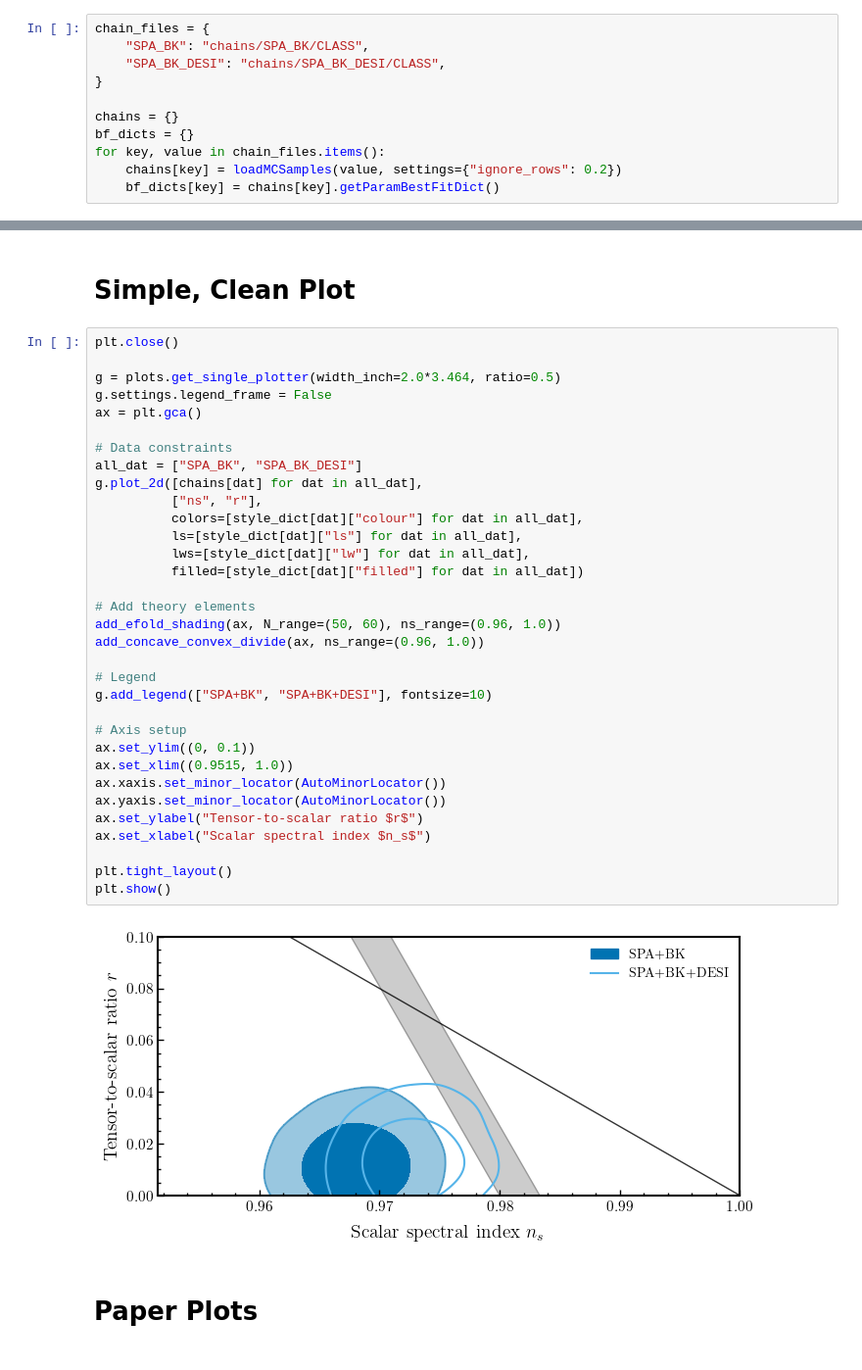
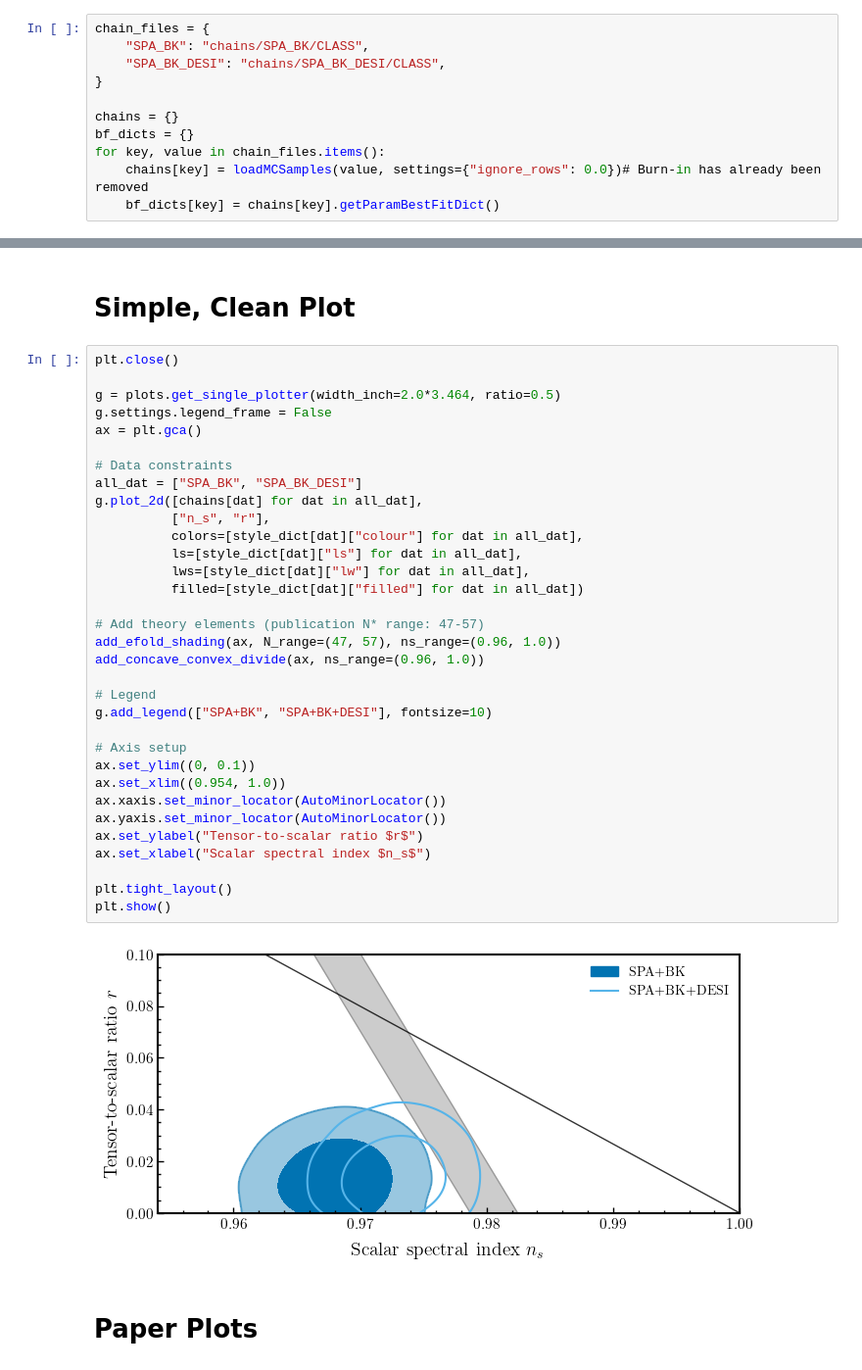
Before and after one commit to Lbalkenhol/r_ns_2025, a Jupyter notebook: r_ns_plot.ipynb, the cells around one changed output, grey strips where cells are left out. Shown at 98% size. Drawn from its saved outputs; the diff is of its cells as text.

```diff
--- a/r_ns_plot.ipynb
+++ b/r_ns_plot.ipynb
@@ -27,7 +31,7 @@ chain_files = {
 chains = {}
 bf_dicts = {}
 for key, value in chain_files.items():
-    chains[key] = loadMCSamples(value, settings={"ignore_rows": 0.2})
+    chains[key] = loadMCSamples(value, settings={"ignore_rows": 0.0})# Burn-in has already been removed
     bf_dicts[key] = chains[key].getParamBestFitDict()
 # %%
 # Create forecast chains preserving r-ns correlation from real data
@@ -49,38 +53,38 @@ chains["FC_DESI"] = getdist.gaussian_mixtures.GaussianND([3e-3, mrg_desi.parWith
 # %%
 plt.close()
 
 g = plots.get_single_plotter(width_inch=2.0*3.464, ratio=0.5)
 g.settings.legend_frame = False
 ax = plt.gca()
 
 # Data constraints
 all_dat = ["SPA_BK", "SPA_BK_DESI"]
 g.plot_2d([chains[dat] for dat in all_dat],
-          ["ns", "r"],
+          ["n_s", "r"],
           colors=[style_dict[dat]["colour"] for dat in all_dat],
           ls=[style_dict[dat]["ls"] for dat in all_dat],
           lws=[style_dict[dat]["lw"] for dat in all_dat],
           filled=[style_dict[dat]["filled"] for dat in all_dat])
 
-# Add theory elements
-add_efold_shading(ax, N_range=(50, 60), ns_range=(0.96, 1.0))
+# Add theory elements (publication N* range: 47-57)
+add_efold_shading(ax, N_range=(47, 57), ns_range=(0.96, 1.0))
 add_concave_convex_divide(ax, ns_range=(0.96, 1.0))
 
 # Legend
 g.add_legend(["SPA+BK", "SPA+BK+DESI"], fontsize=10)
 
 # Axis setup
 ax.set_ylim((0, 0.1))
-ax.set_xlim((0.9515, 1.0))
+ax.set_xlim((0.954, 1.0))
 ax.xaxis.set_minor_locator(AutoMinorLocator())
 ax.yaxis.set_minor_locator(AutoMinorLocator())
 ax.set_ylabel("Tensor-to-scalar ratio $r$")
 ax.set_xlabel("Scalar spectral index $n_s$")
 
 plt.tight_layout()
 plt.show()
 # %% [output]
-[figure, old version]
+[figure, new version]
 # %% [markdown]
 # Paper Plots
 # %% [markdown]
```
Also changed, not shown: parts of 3 cells of this notebook, 27 other files.
